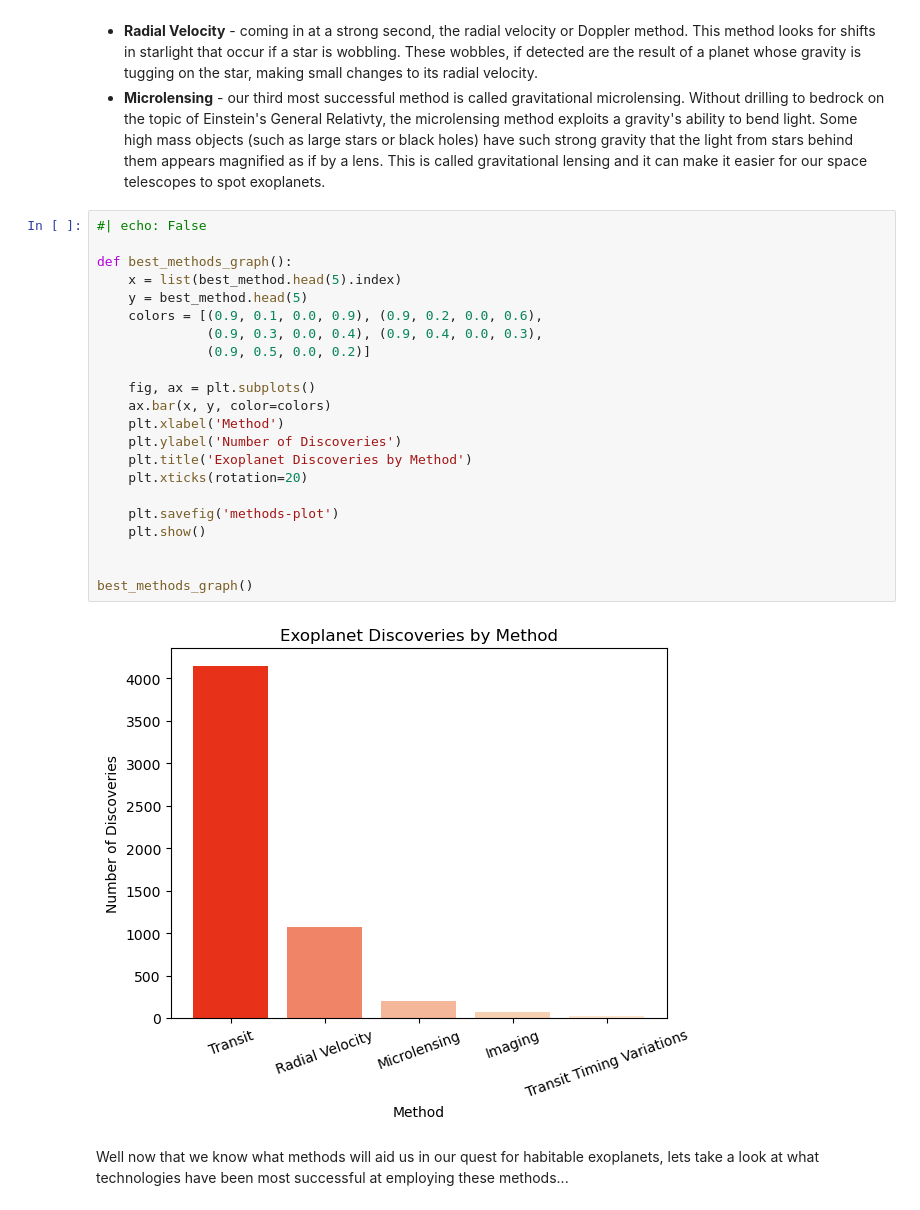
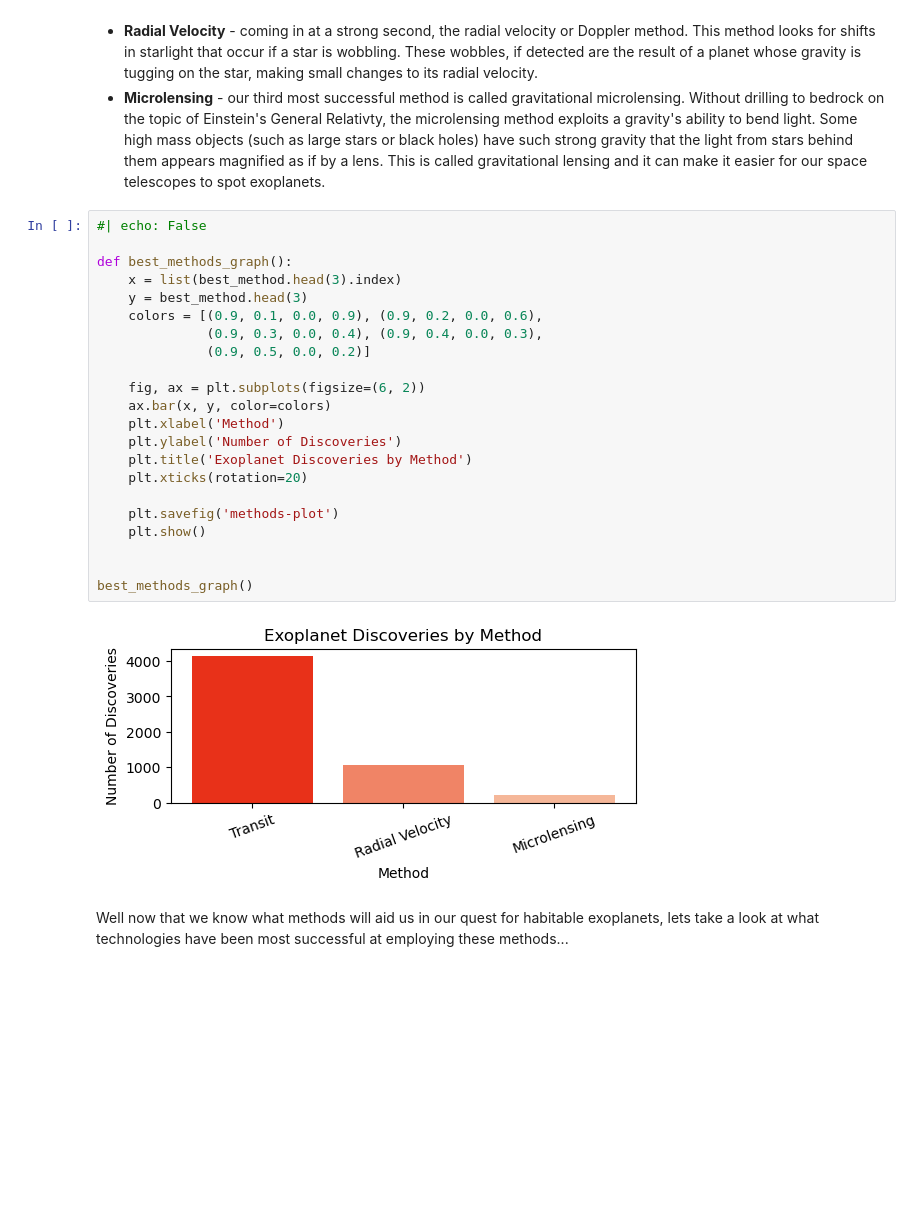
Before and after one commit to RBiebrich/NASA_Exoplanet_Data_Analysis, a Jupyter notebook: exoplanets.ipynb, the cells around one changed output. Cells and saved outputs as stored; diff of their text form; blank space fills up the shorter version.

```diff
--- a/exoplanets.ipynb
+++ b/exoplanets.ipynb
@@ -64,27 +64,27 @@ We'll only go into detail on the top 3 methods since a quick calculation can tel
 # %%
 #| echo: False
 
 def best_methods_graph():
-    x = list(best_method.head(5).index)
-    y = best_method.head(5)
+    x = list(best_method.head(3).index)
+    y = best_method.head(3)
     colors = [(0.9, 0.1, 0.0, 0.9), (0.9, 0.2, 0.0, 0.6),
               (0.9, 0.3, 0.0, 0.4), (0.9, 0.4, 0.0, 0.3),
               (0.9, 0.5, 0.0, 0.2)]
 
-    fig, ax = plt.subplots()
+    fig, ax = plt.subplots(figsize=(6, 2))
     ax.bar(x, y, color=colors)
     plt.xlabel('Method')
     plt.ylabel('Number of Discoveries')
     plt.title('Exoplanet Discoveries by Method')
     plt.xticks(rotation=20)
 
     plt.savefig('methods-plot')
     plt.show()
 
 
 best_methods_graph()
 # %% [output]
-[figure, old version]
+[figure, new version]
 # %% [markdown]
 Well now that we know what methods will aid us in our quest for habitable exoplanets, lets take a look at what technologies have been most successful at employing these methods...
 # %%
```
Also changed, not shown: parts of 5 cells of this notebook, 1 other file.
